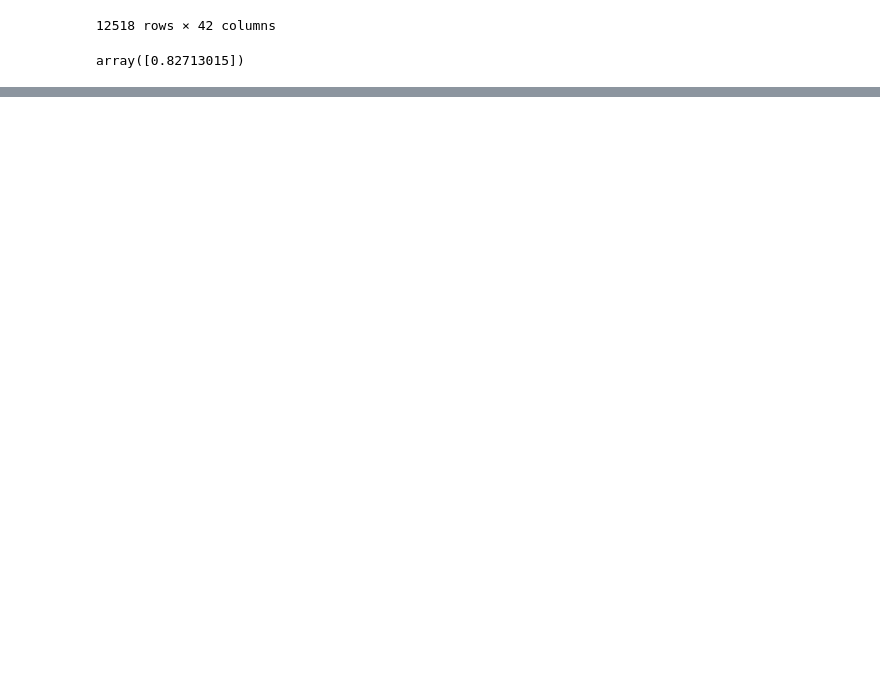
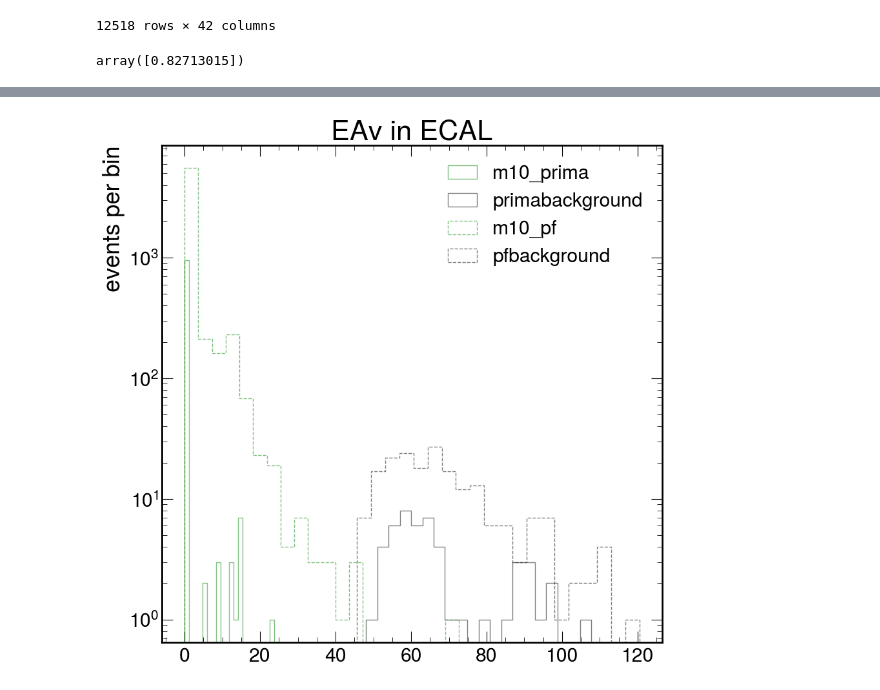
Before and after one commit to GnarlyYew/ldmx-alp-study, a Jupyter notebook: configs/analyzingroot.ipynb, the cells around one changed output, grey strips where cells are left out. Drawn from its saved outputs; the diff is of its cells as text; code cells hidden in the pictures; blank space fills up the shorter version.

```diff
--- a/configs/analyzingroot.ipynb
+++ b/configs/analyzingroot.ipynb
@@ -805,0 +838,7 @@ array([0.82713015])
+# %%
+#dictionary to store cuts
+processes = ['prima', 'pf']
+cuts = {'Processes': processes}
+cuts[10] = [0.91, 0.95]
+cuts[200] = [0.92, 0.94]
+cuts[500] = [0.77, 0.90]
@@ -805,0 +847,84 @@ array([0.82713015])
+# %%
+with uproot.open(f'ALP_m200_pf_scored_ntuple.root') as f:
+    events = f['Features'].arrays(library='pd')
+
+
+feature = 'e_ZWidth'
+
+processes = ['prima', 'pf']
+masses = [10, 200, 500]
+styles = ["solid", 'dashed']
+colors = ["green", "blue", "red"]
+
+cut_eff = {'Processes': processes}
+for mass in masses:
+    cut_eff[mass] = []
+
+b_cut_eff = {'Processes': processes}
+for mass in masses:
+    b_cut_eff[mass] = []
+
+
+h_fracs= []
+b_fracs = []
+
+for j, mass in enumerate(masses):
+    fig, ax = plt.subplots(1, 1)
+
+    for i, process in enumerate(processes):
+
+        with uproot.open(f'ALP_m{mass}_{process}_scored_ntuple.root') as f:
+            events = f['Features'].arrays()
+
+        score = cuts[mass][i]
+        passed = events[events['BdtScore'] >= score]
+        passed_sig = passed[passed['Label'] == 1.0]
+        passed_bkgd = passed[passed['Label'] == 0.0]
+        rejected = events[events['BdtScore'] < score]
+        rejected_sig = rejected[rejected['Label'] == 1.0]
+        rejected_bkgd = rejected[rejected['Label'] == 0.0]
+
+        h_sig_e = passed_sig['NHits'] * passed_sig['Eav']
+        h_bkgd_e = passed_bkgd['NHits'] * passed_bkgd['Eav']
+        e_sig_e = passed_sig['e_NHits'] * passed_sig['e_Eav']
+        e_bkgd_e = passed_bkgd['e_NHits'] * passed_bkgd['e_Eav']
+        total_sig_e = np.add(h_sig_e, e_sig_e)
+        total_bkgd_e = np.add(h_bkgd_e, e_bkgd_e)
+        h_frac = h_sig_e / total_sig_e
+        b_frac = h_bkgd_e / total_bkgd_e
+
+        cut = h_frac[h_frac >= 0.6]
+        cut_eff[mass].append(len(cut) / len(h_frac))
+        h_fracs.append(h_frac)
+
+        b_cut = b_frac[b_frac >= 0.6]
+        b_cut_eff[mass].append(len(b_cut) / len(b_frac))
+        b_fracs.append(b_frac)
+
+        plt.title('EAv in ECAL')
+        n, bins, patches = ax.hist(passed_sig[feature],
+                                   histtype = 'step',
+                                   bins=20,
+ #                                  range=(0,1),
+ #                                  density=True,
+                                   linestyle = styles[i],
+                                   color = colors[j],
+                                   alpha=0.5,
+                                   label=f'm{mass}_{process}')
+        n, bins, patches = ax.hist(passed_bkgd[feature],
+                                    histtype = 'step',
+                                    bins=20,
+
+#                                  range=(0,1),
+#                                    density=True,
+                                    linestyle = styles[i],
+                                    color = 'black',
+                                    alpha=0.5,
+                                    label=f'{process}background')
+
+
+    plt.legend()
+    ax.set_yscale('log')
+    ax.set_ylabel('events per bin')
+# %% [output]
+[figure, added]
```
Also changed, not shown: parts of 8 cells of this notebook, 10 other files.
